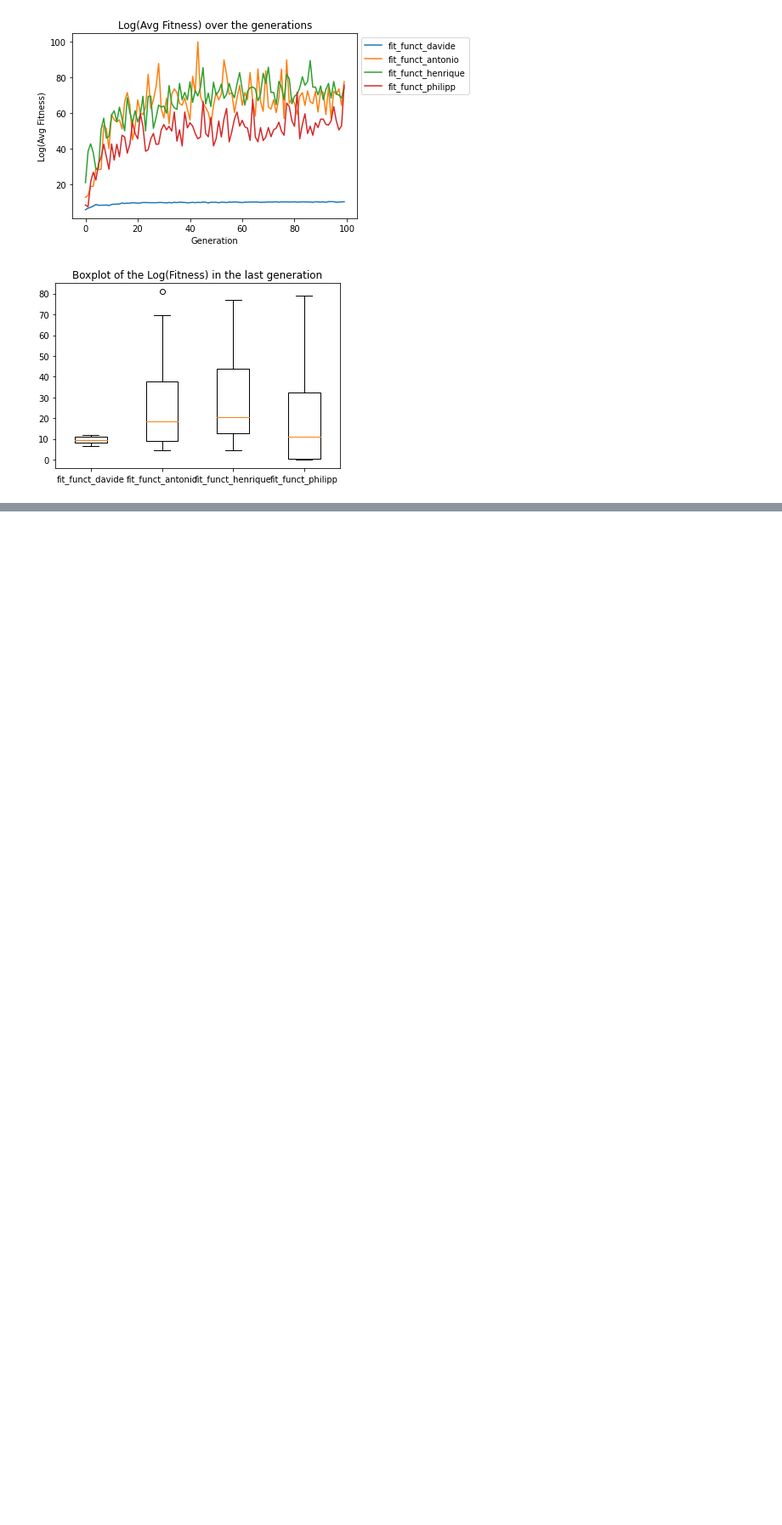
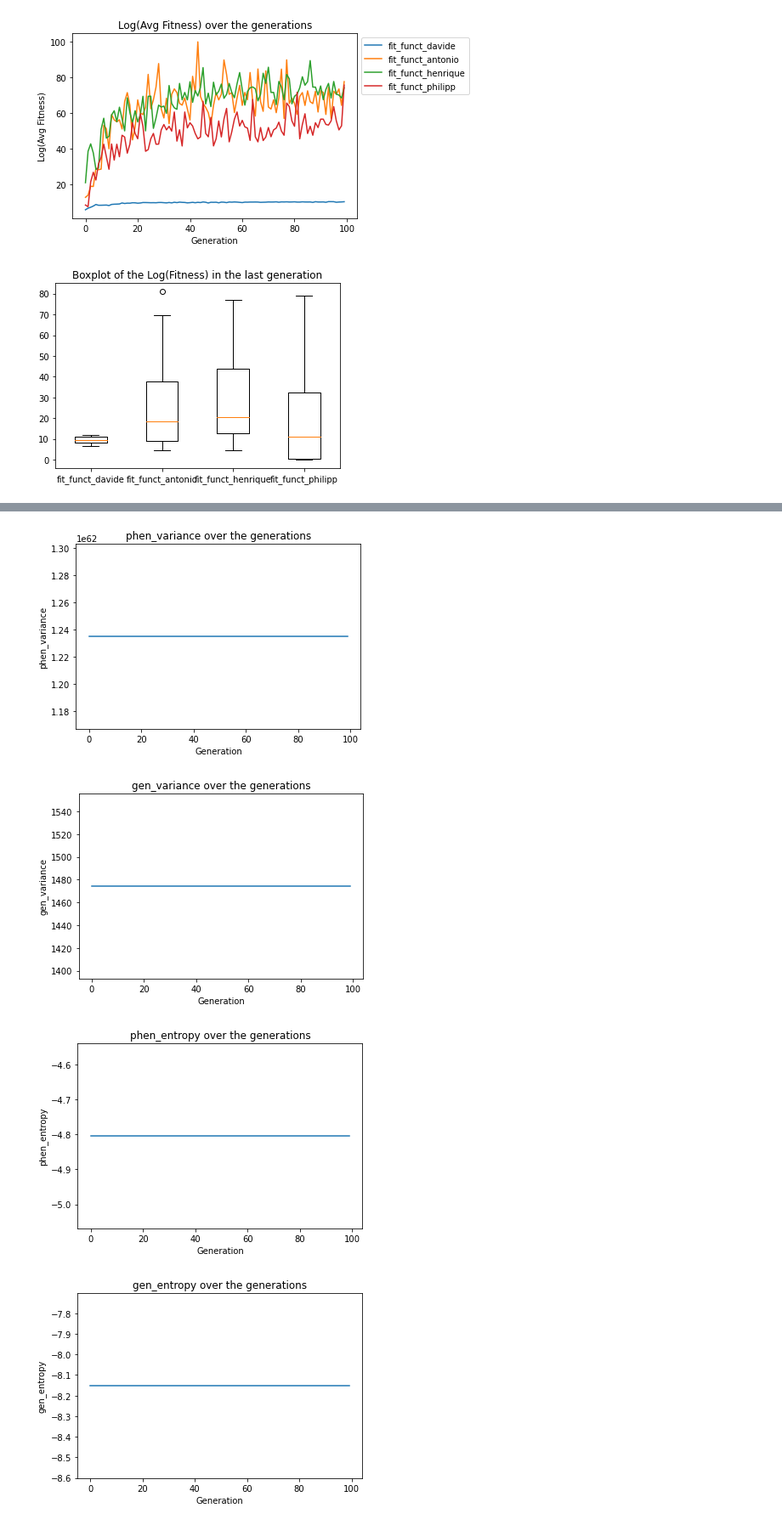
Before and after one commit to ph1001/GA_learning_Snake, a Jupyter notebook: 01_Snake/Statistical Analysis.ipynb, the cells around one changed output, grey strips where cells are left out. Shown at 85% size. Saved outputs shown, nothing was run; the diff lists cells and outputs as text; code cells hidden in the pictures; blank space fills up the shorter version.

```diff
--- a/01_Snake/Statistical Analysis.ipynb
+++ b/01_Snake/Statistical Analysis.ipynb
@@ -293,3 +210,22 @@ def compare_data(folder_list, std = False, boxplot = False):
+# %%
+def compare_data_diversity(folder_list, boxplot = False):
+
+    data_dict = {}
+
+    for folder in folder_list:
+
+        data_dict[folder.split('.')[0]] = data_sorting_diversity(folder)
+
+    for column in data_dict[list(data_dict.keys())[0]].columns:
+
+            for data_label in list(data_dict.keys()):
+
+                plt.plot(data_dict[data_label].index, data_dict[data_label][column], label = data_label)
+
+            plt.title(f'{column} over the generations')
+            plt.xlabel('Generation')
+            plt.ylabel(f'{column}')
+            plt.show()
 # %% [markdown]
 # See performance of a configuration
 # %% [markdown]
@@ -338,0 +271,7 @@ compare_data(['fit_sharing_false_fit'], std = True, boxplot = True)
+# %%
+compare_data_diversity(['fit_sharing_false-div'])
+# %% [output]
+[figure, added]
+[figure, added]
+[figure, added]
+[figure, added]
```
Also changed, not shown: parts of 13 cells of this notebook.
